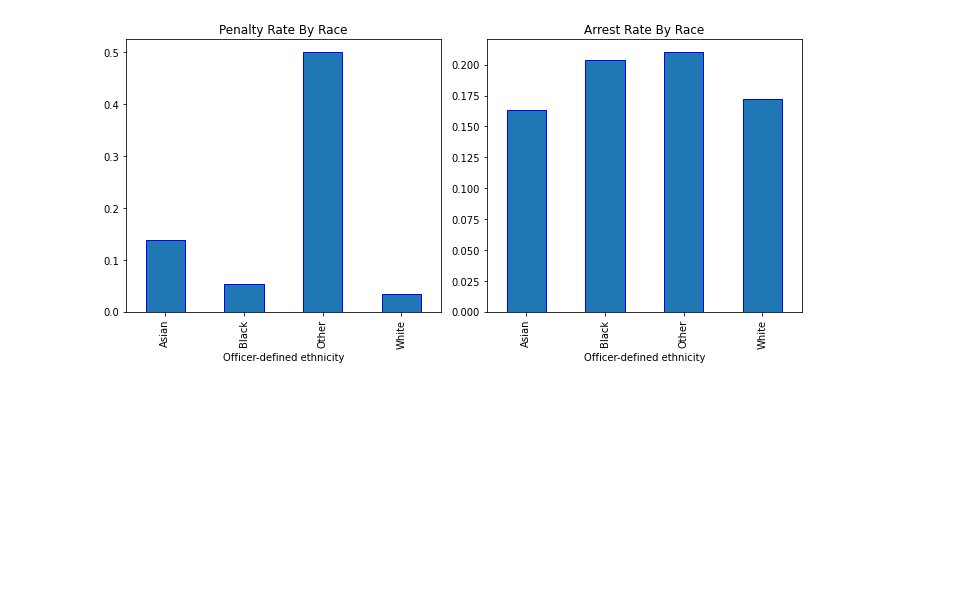
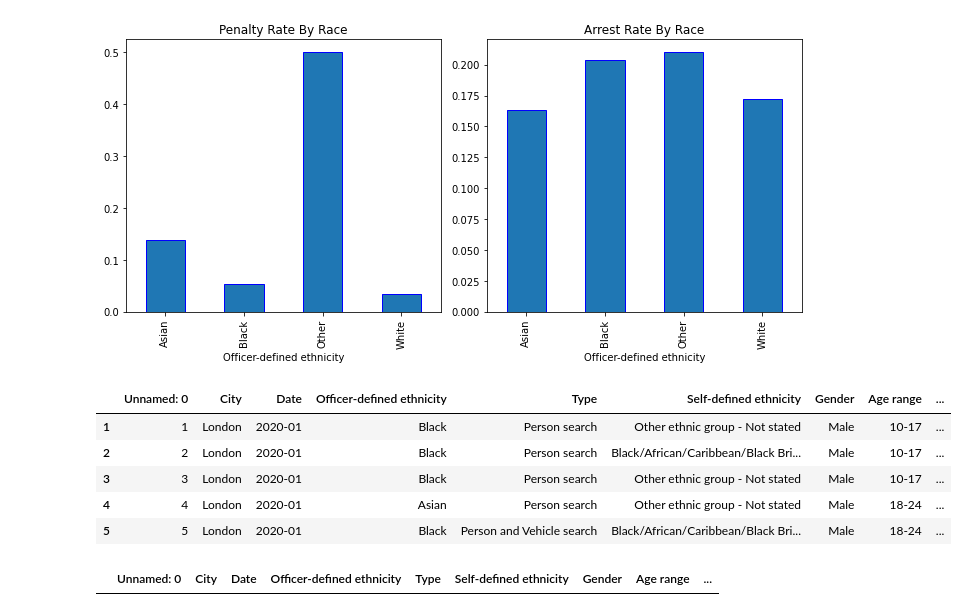
Before and after one commit to pateljay7018/CE888-7-SP-D.S.-and-decision-making-, a Jupyter notebook: Assignment-2/london_police_bias.ipynb, the cells around one changed output. Drawn from its saved outputs; the diff is of its cells as text; code cells hidden in the pictures; blank space fills up the shorter version.

```diff
--- a/Assignment-2/london_police_bias.ipynb
+++ b/Assignment-2/london_police_bias.ipynb
@@ -319,12 +319,21 @@ plt.tight_layout()
 # %%
 #Racial bias
 privileged_group = data[data["Officer-defined ethnicity"] == "White"]
-#privileged_group.head()
+privileged_group.head()
 underprivileged_group = data[data["Officer-defined ethnicity"] != "White"]
-#underprivileged_group.head()
+underprivileged_group.head()
+# %% [output]
+|  | Unnamed: 0 | City | Date | Officer-defined ethnicity | Type | Self-defined ethnicity | Gender | Age range | ... |
+| 1 | 1 | London | 2020-01 | Black | Person search | Other ethnic group - Not stated | Male | 10-17 | ... |
+| 2 | 2 | London | 2020-01 | Black | Person search | Black/African/Caribbean/Black Bri... | Male | 10-17 | ... |
+| 3 | 3 | London | 2020-01 | Black | Person search | Other ethnic group - Not stated | Male | 10-17 | ... |
+| 4 | 4 | London | 2020-01 | Asian | Person search | Other ethnic group - Not stated | Male | 18-24 | ... |
+| 5 | 5 | London | 2020-01 | Black | Person and Vehicle search | Black/African/Caribbean/Black Bri... | Male | 18-24 | ... |
 # %%
 #gender bias
 privileged_group = data[data["Gender"] == "FEMALE"]
-#privileged_group.head()
+privileged_group.head()
 underprivileged_group = data[data["Gender"] == "MALE"]
-#underprivileged_group.head()
+underprivileged_group.head()
+# %% [output]
+|  | Unnamed: 0 | City | Date | Officer-defined ethnicity | Type | Self-defined ethnicity | Gender | Age range | ... |
```
